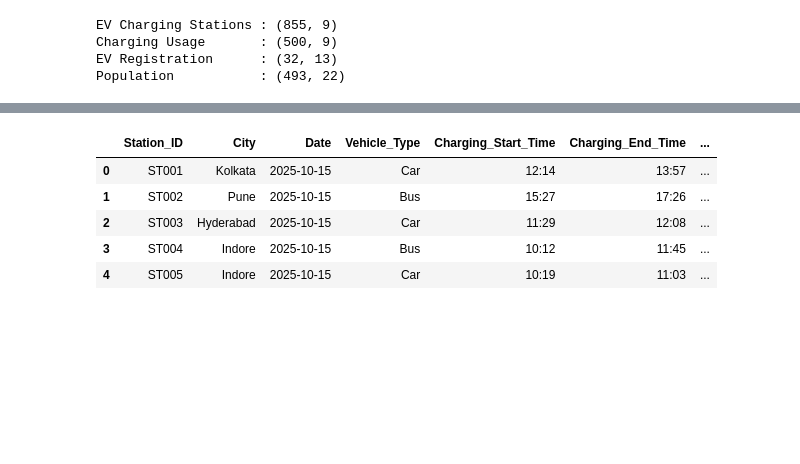
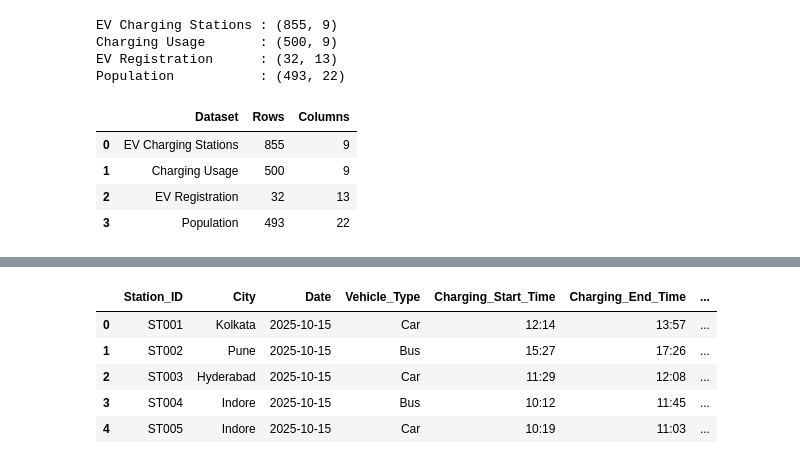
Before and after one commit to yogeshwartribhuvan2972-max/EV-Charging-Demand-Prediction, a Jupyter notebook: notebooks/01_Data_Loading.ipynb, the cells around one changed output, grey strips where cells are left out. Cells and saved outputs as stored; diff of their text form; code cells hidden in the pictures; blank space fills up the shorter version.

Commit message:
Added notebook 01 for data loading

```diff
--- a/notebooks/01_Data_Loading.ipynb
+++ b/notebooks/01_Data_Loading.ipynb
@@ -26,13 +26,13 @@ print(os.getcwd())
 Current Working Directory:
 c:\Users\admin\OneDrive\Desktop\simple project\EV-Charging-Demand-Prediction\notebooks
 # %%
-stations_df = pd.read_csv("../data/ev_charging_stations.csv")
+stations_df = pd.read_csv("../data/raw/ev_charging_stations.csv")
 
-usage_df = pd.read_csv("../data/ev_charging_usage.csv")
+usage_df = pd.read_csv("../data/raw/ev_charging_usage.csv")
 
-registration_df = pd.read_csv("../data/ev_registration_by_state.csv")
+registration_df = pd.read_csv("../data/raw/ev_registration_by_state.csv")
 
-population_df = pd.read_csv("../data/indian_cities_population.csv")
+population_df = pd.read_csv("../data/raw/indian_cities_population.csv")
 # %%
 print("="*60)
 print("All datasets loaded successfully.")
@@ -51,6 +51,39 @@ EV Charging Stations : (855, 9)
 Charging Usage       : (500, 9)
 EV Registration      : (32, 13)
 Population           : (493, 22)
+# %%
+summary = pd.DataFrame({
+
+"Dataset":[
+"EV Charging Stations",
+"Charging Usage",
+"EV Registration",
+"Population"
+],
+
+"Rows":[
+stations_df.shape[0],
+usage_df.shape[0],
+registration_df.shape[0],
+population_df.shape[0]
+],
+
+"Columns":[
+stations_df.shape[1],
+usage_df.shape[1],
+registration_df.shape[1],
+population_df.shape[1]
+]
+
+})
+
+summary
+# %% [output]
+|  | Dataset | Rows | Columns |
+| 0 | EV Charging Stations | 855 | 9 |
+| 1 | Charging Usage | 500 | 9 |
+| 2 | EV Registration | 32 | 13 |
+| 3 | Population | 493 | 22 |
 # %%
 stations_df.head()
 # %% [output]
```
Also changed, not shown: 11 other files.
